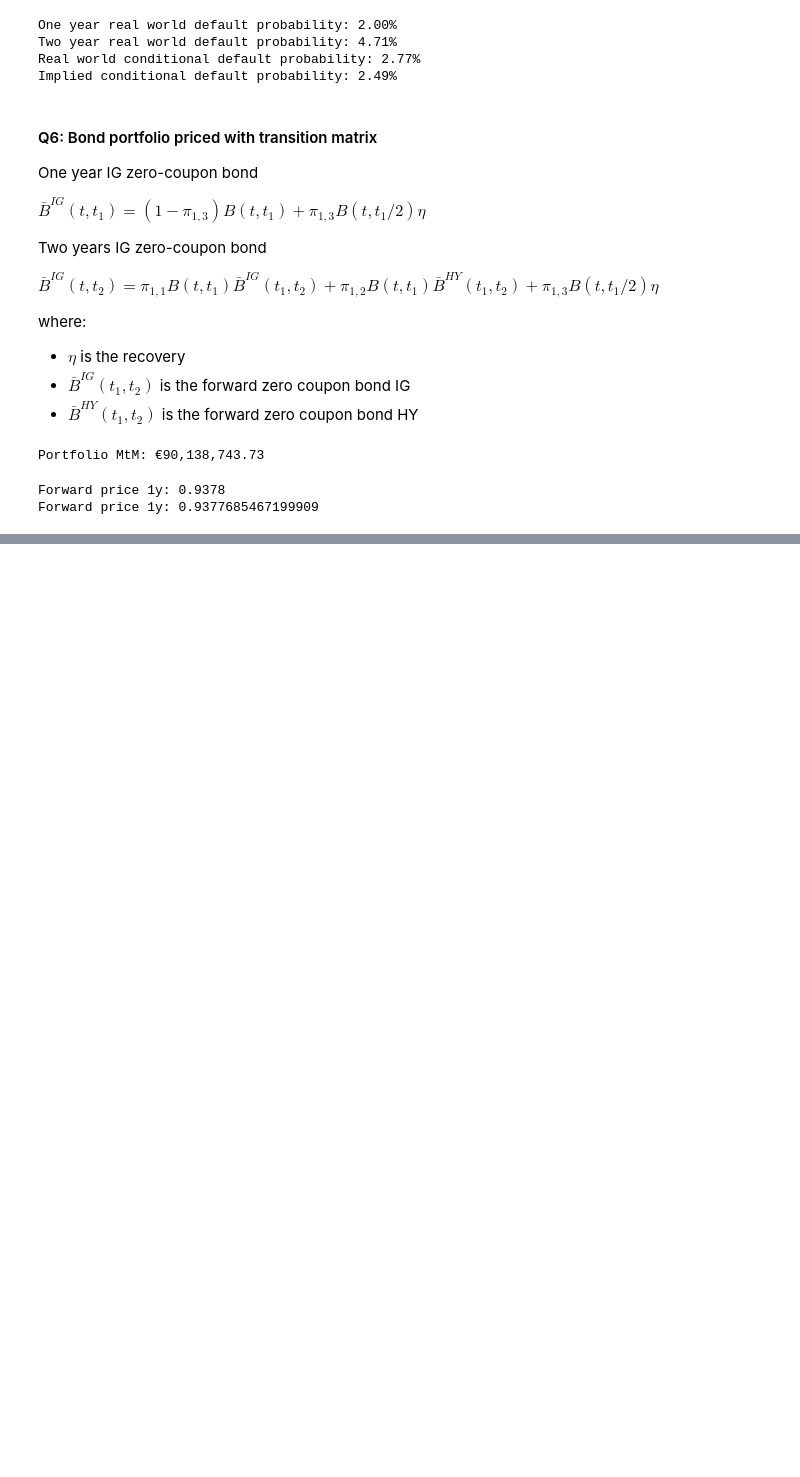
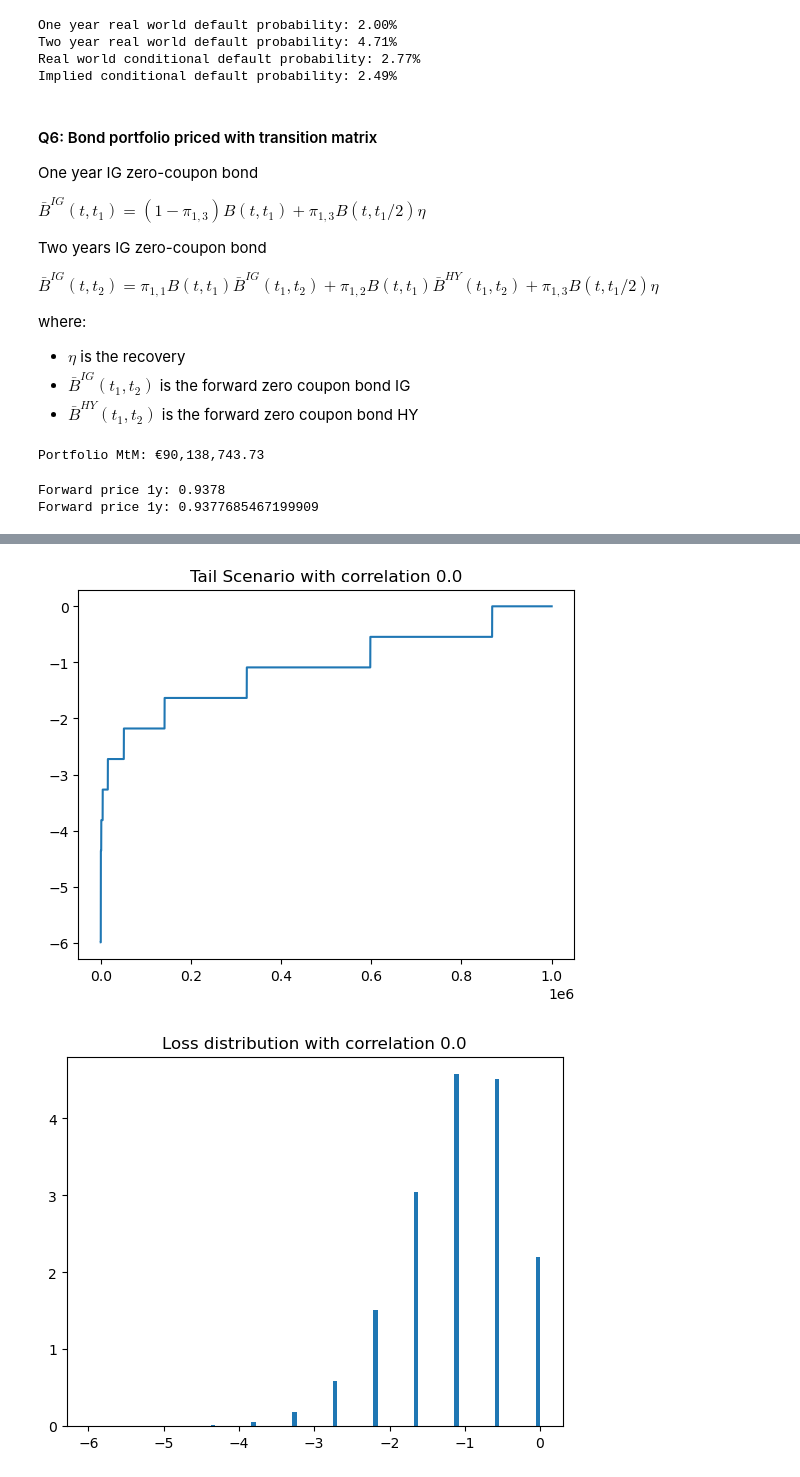
Before and after one commit to stefanodeamici2003-jpg/FinEng_group6_Assignement_1, a Jupyter notebook: assignment2_RM/ex2_notebook.ipynb, the cells around one changed output, grey strips where cells are left out. Cells and saved outputs as stored; diff of their text form; code cells hidden in the pictures; blank space fills up the shorter version.

```diff
--- a/assignment2_RM/ex2_notebook.ipynb
+++ b/assignment2_RM/ex2_notebook.ipynb
@@ -535,14 +502,0 @@ prob_upgrades = upgrades.mean() / issuers_num
-# %%
-# Evaluating the one-year 99% VaR by taking into account defaults only/defaults and rating changes:
-defaults_only = True
-
-if defaults_only:
-    scenario = defaults * loss_given_default
-else:
-    scenario = (defaults * loss_given_default + downgrades * loss_given_downgrade + status_quo * loss_status_quo + upgrades * loss_upgrade) * notional1 # ! COMPLETE AS APPROPRIATE !
-
-# Calculation of VaR and Expected Loss have a minus in front of expressions because losses are negative
-VaR = -np.quantile(scenario, 0.01) * face_value # Mistake Correction: the quantile was at 0.001 instead of 0.01
-expected_loss = -scenario.mean() * face_value
-print(f"Expected loss: {expected_loss:,.2f}€")
-print(f"VaR: {VaR:,.2f}€")
@@ -659,0 +503,56 @@ plt.legend()
+# %%
+import matplotlib.pyplot as plt
+# 3 correlation scenarios
+# to have the same result at each run, fix the seed
+np.random.seed(42)
+y = np.random.normal(size=(mc_simulations, 1))
+eps = np.random.normal(size=(mc_simulations, issuers_num))
+
+for r in rho:  # rho = [0.0, 0.25, 0.50]
+    # to have the same result at each run, fix the seed
+    v = np.sqrt(r) * y + np.sqrt(1 - r) * eps
+
+    print(f"\nCorrelation: {r}")
+    # count of defaults, downgrades, upgrades in each simulation...
+    # ! COMPLETE AS APPROPRIATE !
+    defaults = (v < barrier_default).sum(axis=1)
+    downgrades = ((barrier_default <= v) & (v < barrier_downgrade)).sum(axis=1)
+    status_quo = ((barrier_downgrade <= v) & (v < barrier_upgrade)).sum(axis=1)
+    upgrades = (v >= barrier_upgrade).sum(axis=1)
+
+    print(f"Average defaults: {defaults.mean()}")
+    print(f"Average downgrades: {downgrades.mean()}")
+    print(f"Average status quo: {status_quo.mean()}")
+    print(f"Average upgrades: {upgrades.mean()}")
+
+    # Marginal distributions (check)
+    prob_default = defaults.mean() / issuers_num
+    prob_downgrade = downgrades.mean() / issuers_num
+    prob_status_quo = status_quo.mean() / issuers_num
+    prob_upgrades = upgrades.mean() / issuers_num
+
+    # Evaluating the one-year 99% VaR by taking into account defaults only/defaults and rating changes:
+    defaults_only = True
+
+    if defaults_only:
+        scenario = defaults * loss_given_default
+    else:
+        scenario = defaults * loss_given_default + downgrades * loss_given_downgrade # ! COMPLETE AS APPROPRIATE !
+
+    # Calculation of VaR and Expected Loss have a minus in front of expressions because losses are negative
+    VaR = -np.quantile(scenario, 0.01) * face_value # Mistake Correction: the quantile was at 0.001 instead of 0.01
+    expected_loss = -scenario.mean() * face_value
+
+    print(f"Expected loss: {expected_loss:,.2f}€")
+    print(f"VaR: {VaR:,.2f}€")
+
+    # Plot
+    scenario.sort()
+    plt.figure()
+    plt.plot(scenario)
+    plt.title("Tail Scenario with correlation " + str(r))
+
+    plt.figure()
+    plt.hist(scenario, bins=100, density=True)
+    plt.title("Loss distribution with correlation " + str(r))
+# %% [output]
@@ -659,0 +576,2 @@ plt.legend()
+[figure, added]
+[figure, added]
```
Also changed, not shown: parts of 10 cells of this notebook.
